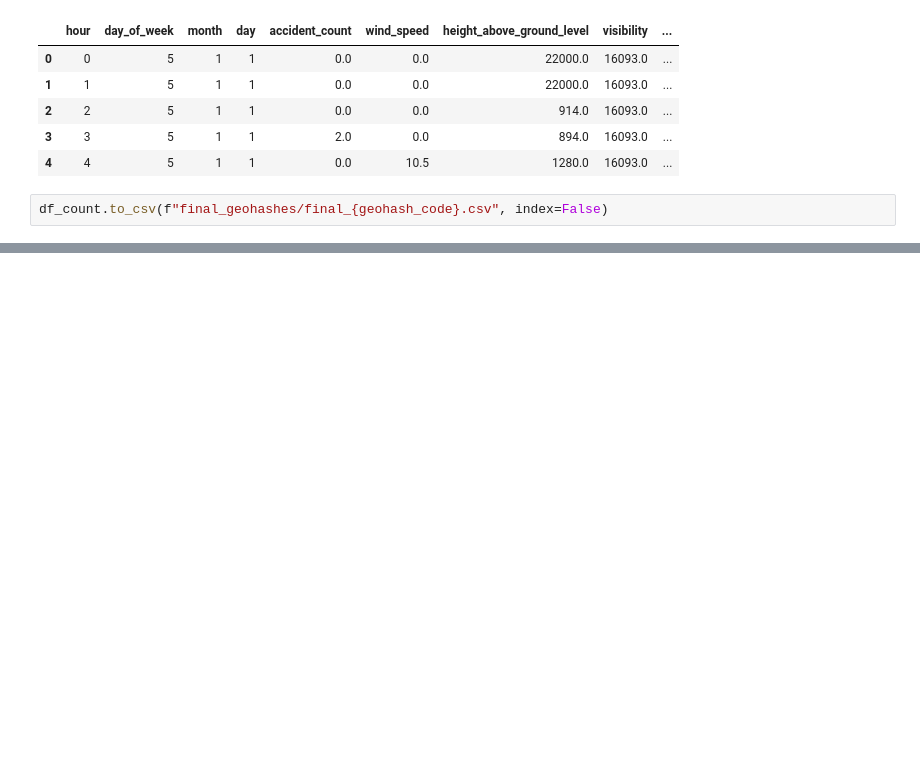
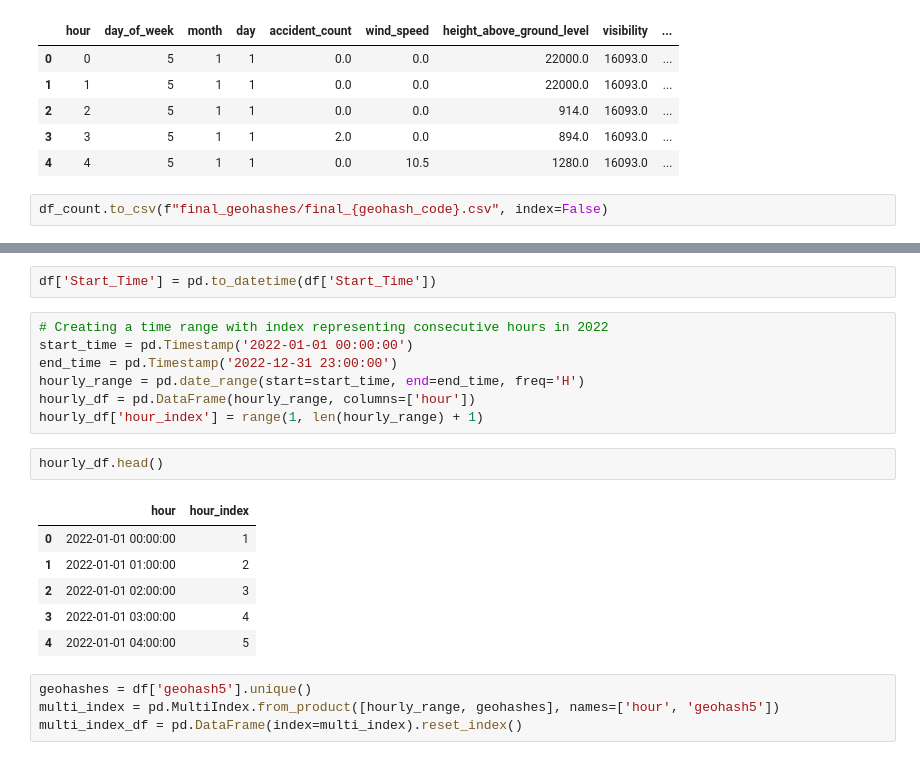
Before and after one commit to hrapek/mbml-us-accidents, a Jupyter notebook: final notebook.ipynb, the cells around one changed output, grey strips where cells are left out. Saved outputs shown, nothing was run; the diff lists cells and outputs as text; blank space fills up the shorter version.

```diff
--- a/final notebook.ipynb
+++ b/final notebook.ipynb
@@ -1150,0 +1167,22 @@ df_count.to_csv(f"final_geohashes/final_{geohash_code}.csv", index=False)
+# %%
+df['Start_Time'] = pd.to_datetime(df['Start_Time'])
+# %%
+# Creating a time range with index representing consecutive hours in 2022
+start_time = pd.Timestamp('2022-01-01 00:00:00')
+end_time = pd.Timestamp('2022-12-31 23:00:00')
+hourly_range = pd.date_range(start=start_time, end=end_time, freq='H')
+hourly_df = pd.DataFrame(hourly_range, columns=['hour'])
+hourly_df['hour_index'] = range(1, len(hourly_range) + 1)
+# %%
+hourly_df.head()
+# %% [output]
+|  | hour | hour_index |
+| 0 | 2022-01-01 00:00:00 | 1 |
+| 1 | 2022-01-01 01:00:00 | 2 |
+| 2 | 2022-01-01 02:00:00 | 3 |
+| 3 | 2022-01-01 03:00:00 | 4 |
+| 4 | 2022-01-01 04:00:00 | 5 |
+# %%
+geohashes = df['geohash5'].unique()
+multi_index = pd.MultiIndex.from_product([hourly_range, geohashes], names=['hour', 'geohash5'])
+multi_index_df = pd.DataFrame(index=multi_index).reset_index()
```
Also changed, not shown: parts of 26 cells of this notebook.
